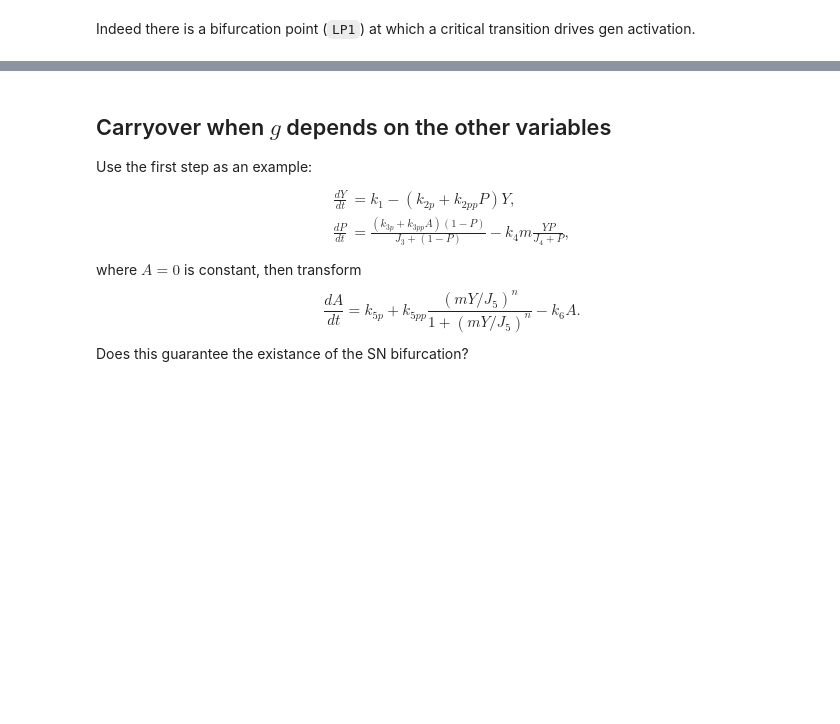
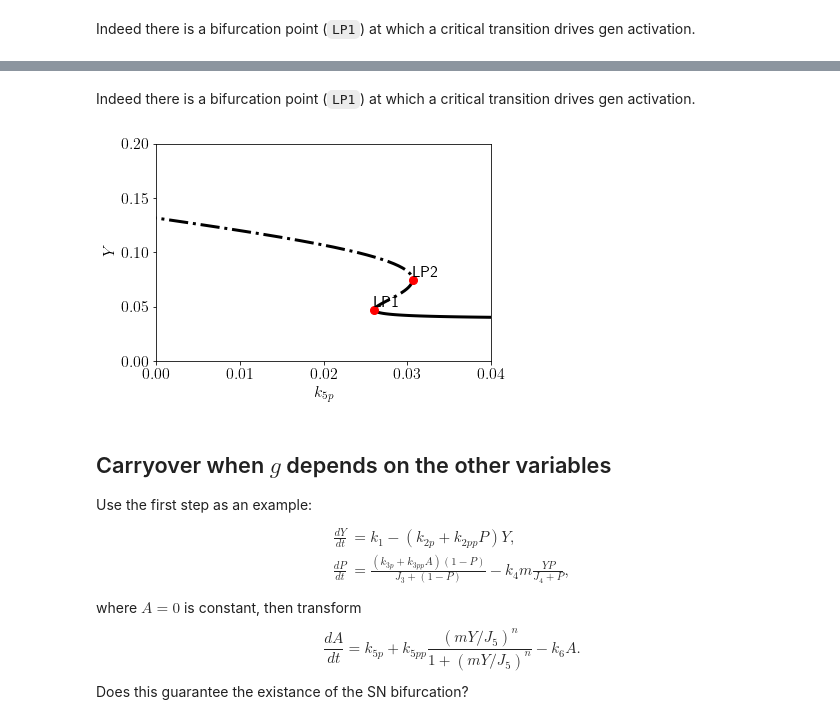
Before and after one commit to ccontrer/20-05SNBifurcationCarryover, a Jupyter notebook: notebooks/Application Cell cycle.ipynb, the cells around one changed output, grey strips where cells are left out. Cells and saved outputs as stored; diff of their text form; code cells hidden in the pictures; blank space fills up the shorter version.

```diff
--- a/notebooks/Application Cell cycle.ipynb
+++ b/notebooks/Application Cell cycle.ipynb
@@ -178,0 +395,19 @@ plt.show()
+# %%
+name1 = 'EQ1'
+PCargs = dst.args(name=name1)
+PCargs.type = 'EP-C'
+PCargs.initpoint = fps[2]
+PCargs.freepars = ['k5p']
+PCargs.StepSize = 1e-3
+PCargs.MaxNumPoints = 5000
+PCargs.MaxStepSize = 5e-3
+PCargs.MinStepSize = 1e-6
+PCargs.MaxTestIters = 20
+PCargs.LocBifPoints = 'all'
+PCargs.SaveEigen = True
+PCargs.StopAtPoints = ['B']
+PCargs.verbosity = 2
+
+PC.newCurve(PCargs)
+PC.curves[name1].backward()
+PC.curves[name1].forward()
@@ -179,3 +469,19 @@ plt.show()
+# %% [markdown]
+Indeed there is a bifurcation point (`LP1`) at which a critical transition drives gen activation.
+# %%
+PC[name1].display(('k5p', 'Y'), stability=True, linewidth=3)
+# PC[name2].display(('k5p', 'Y'), stability=True, linewidth=3)
+# PC[name3].display(('k5p', 'Y_max'), stability=True, linewidth=3)
+PC.plot.fig1.toggleAll('off', bytype=['P', 'B', 'H'])
+PC.plot.fig1.axes1.axes.set_xlabel('$k_{5p}$', fontsize=16)
+PC.plot.fig1.axes1.axes.set_xlim((0.0, 0.04))
+PC.plot.fig1.axes1.axes.set_ylabel('$Y$', fontsize=16)
+PC.plot.fig1.axes1.axes.set_ylim((0.0, 0.2))
+PC.plot.fig1.axes1.axes.set_title('')
+plt.savefig(figdir + 'ApplicationCellCycleExtendedlBifurcation.pdf', bbox_inches='tight')
+plt.show()
+# %% [output]
+[figure, added]
 # %% [markdown]
 ## Carryover when $g$ depends on the other variables
 
```
Also changed, not shown: parts of 22 cells of this notebook, 14 other files.
